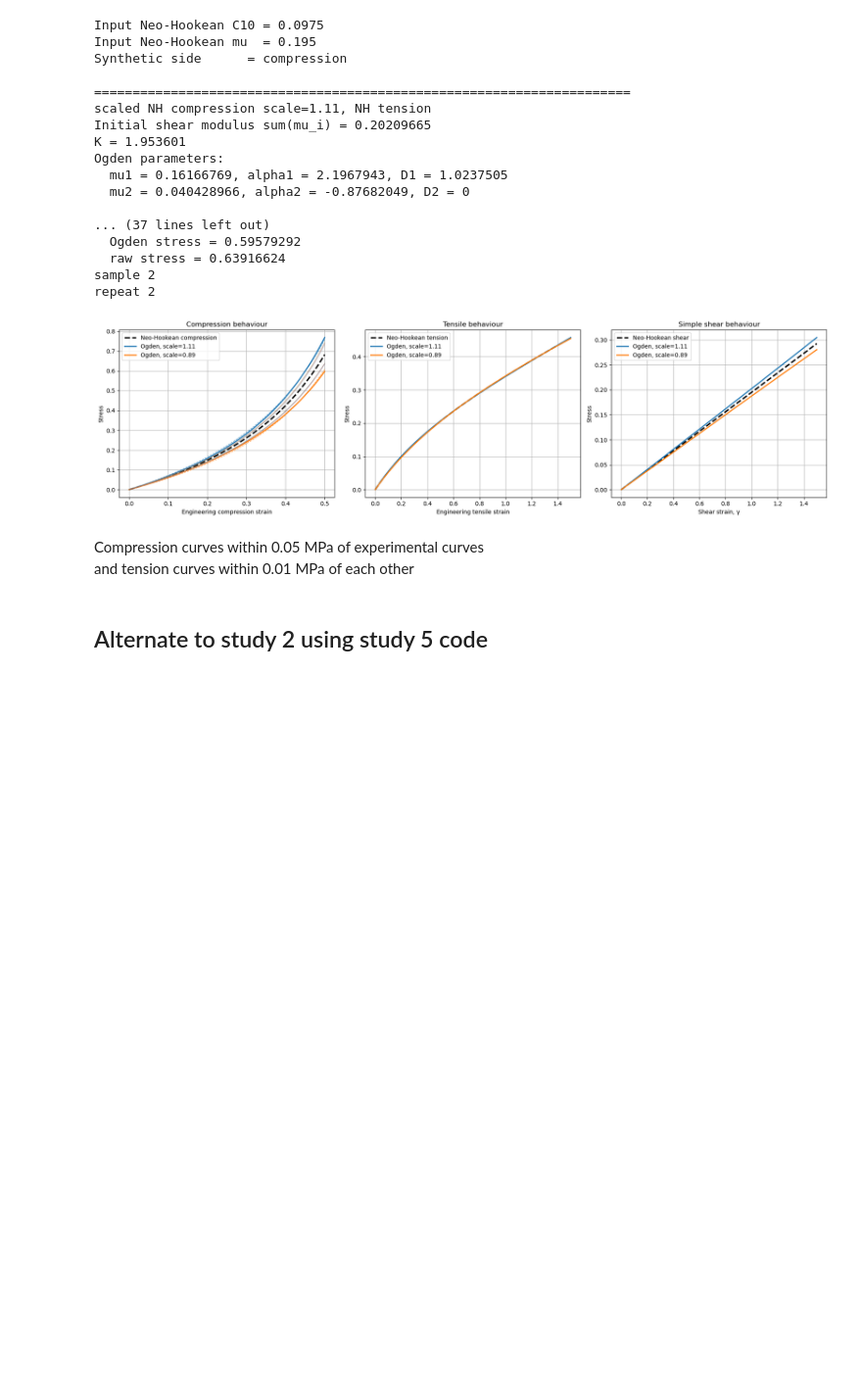
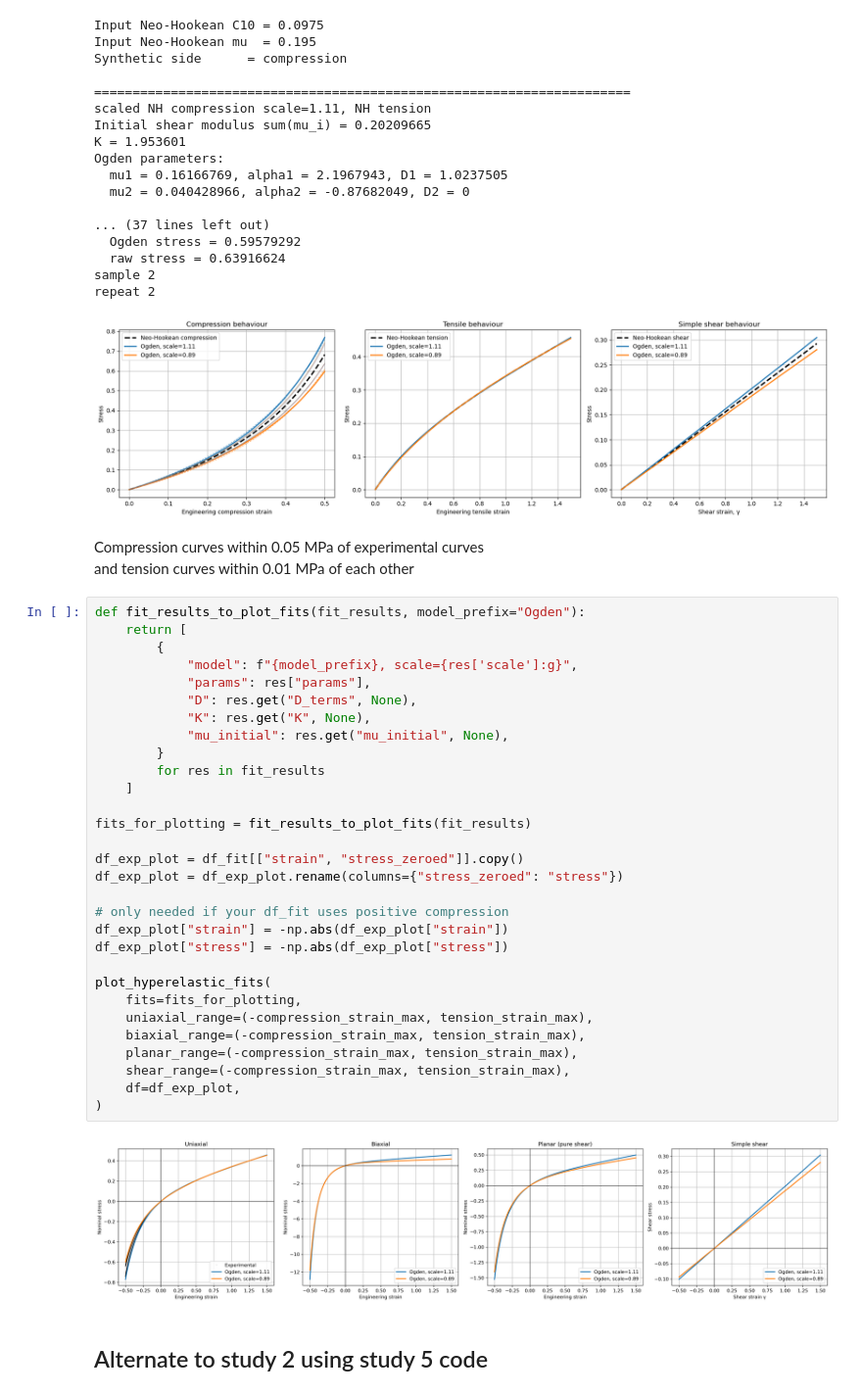
Before and after one commit to MattyOram/phd, a Jupyter notebook: WorkPackages/TMCJ-Contact/notebooks/feaAnalysis/sensitivityStudy/plan-box.ipynb, the cells around one changed output. Shown at 98% size. Saved outputs shown, nothing was run; the diff lists cells and outputs as text; blank space fills up the shorter version.

```diff
--- a/WorkPackages/TMCJ-Contact/notebooks/feaAnalysis/sensitivityStudy/plan-box.ipynb
+++ b/WorkPackages/TMCJ-Contact/notebooks/feaAnalysis/sensitivityStudy/plan-box.ipynb
@@ -950,9 +956,41 @@ Ogden parameters:
 sample 2
 repeat 2
 [figure]
-# %% [markdown]
-Compression curves within 0.05 MPa of experimental curves
-and tension curves within 0.01 MPa of each other
+# %% [markdown]
+Compression curves within 0.05 MPa of experimental curves
+and tension curves within 0.01 MPa of each other
+# %%
+def fit_results_to_plot_fits(fit_results, model_prefix="Ogden"):
+    return [
+        {
+            "model": f"{model_prefix}, scale={res['scale']:g}",
+            "params": res["params"],
+            "D": res.get("D_terms", None),
+            "K": res.get("K", None),
+            "mu_initial": res.get("mu_initial", None),
+        }
+        for res in fit_results
+    ]
+
+fits_for_plotting = fit_results_to_plot_fits(fit_results)
+
+df_exp_plot = df_fit[["strain", "stress_zeroed"]].copy()
+df_exp_plot = df_exp_plot.rename(columns={"stress_zeroed": "stress"})
+
+# only needed if your df_fit uses positive compression
+df_exp_plot["strain"] = -np.abs(df_exp_plot["strain"])
+df_exp_plot["stress"] = -np.abs(df_exp_plot["stress"])
+
+plot_hyperelastic_fits(
+    fits=fits_for_plotting,
+    uniaxial_range=(-compression_strain_max, tension_strain_max),
+    biaxial_range=(-compression_strain_max, tension_strain_max),
+    planar_range=(-compression_strain_max, tension_strain_max),
+    shear_range=(-compression_strain_max, tension_strain_max),
+    df=df_exp_plot,
+)
+# %% [output]
+[figure, added]
 # %% [markdown]
 ## Alternate to study 2 using study 5 code
 # %%
```
Also changed, not shown: parts of 5 cells of this notebook, 6 other files.
